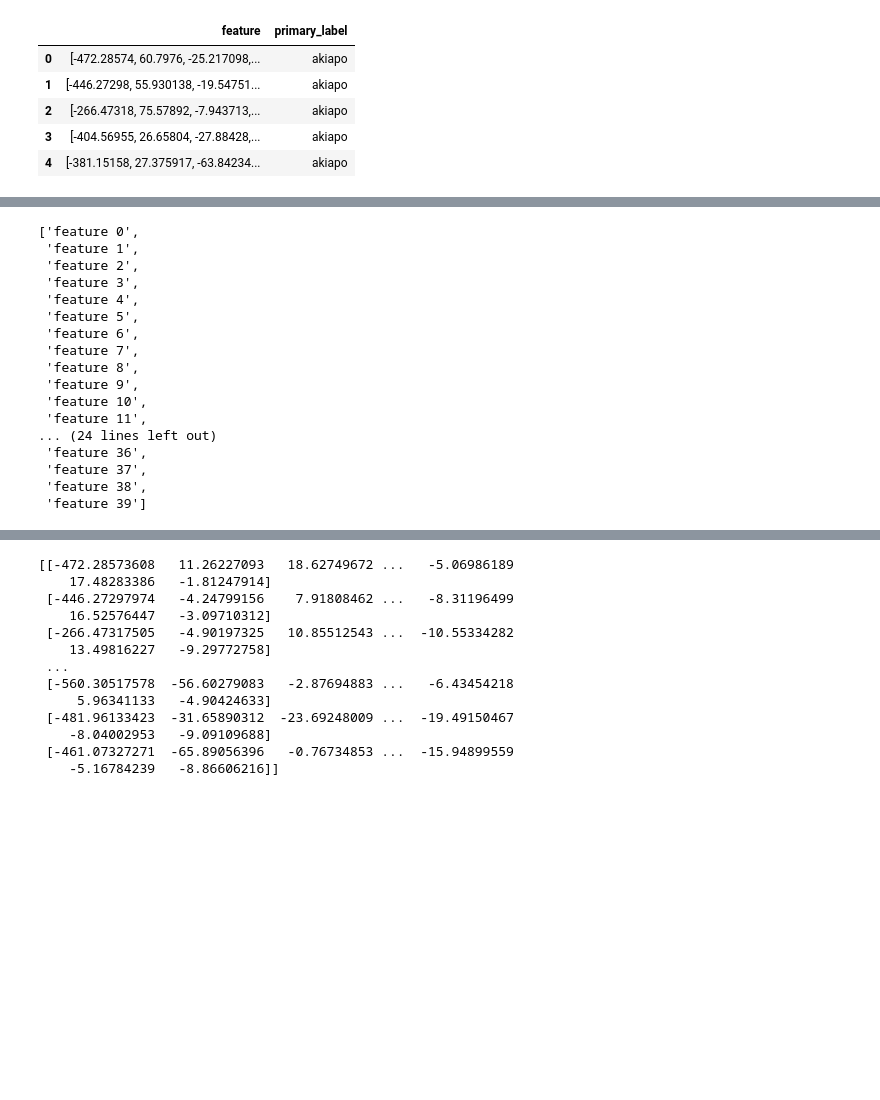
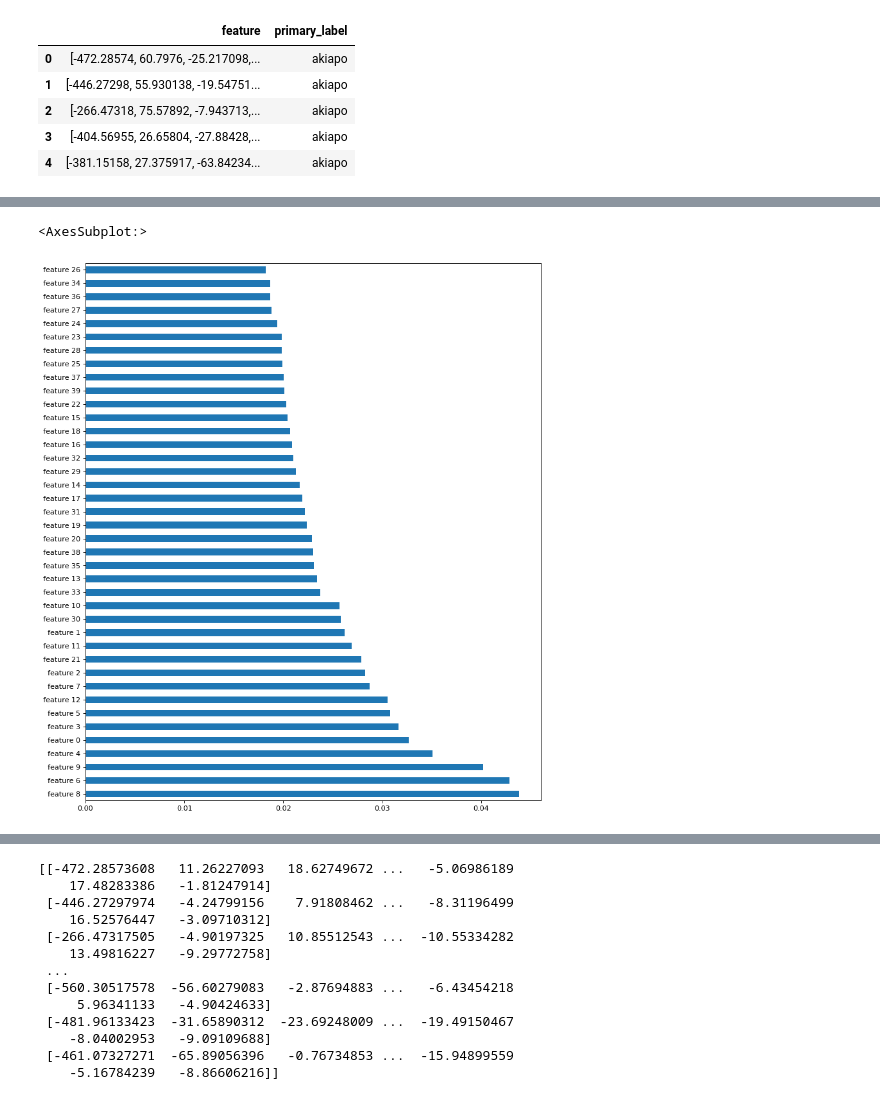
Before and after one commit to p3p31v/BirdCLEF-2022, a Jupyter notebook: birdclef-notebook-pplu-2-0.ipynb, the cells around one changed output, grey strips where cells are left out. Saved outputs shown, nothing was run; the diff lists cells and outputs as text; code cells hidden in the pictures; blank space fills up the shorter version.

```diff
--- a/birdclef-notebook-pplu-2-0.ipynb
+++ b/birdclef-notebook-pplu-2-0.ipynb
@@ -63,5 +43,3 @@ df_taxonomy.head()
 | 2 | 7 | slash | y00934 | Common/Somali Ostrich | Struthio camelus/molybdophanes | Struthioniformes | Struthionidae (Ostriches) | NaN | ... |
 | 3 | 8 | species | grerhe1 | Greater Rhea | Rhea americana | Rheiformes | Rheidae (Rheas) | Rheas | ... |
 | 4 | 14 | species | lesrhe2 | Lesser Rhea | Rhea pennata | Rheiformes | Rheidae (Rheas) | NaN | ... |
-# %%
-sample_rate, samples = wavfile.read('/kaggle/working/XC395771.wav')
@@ -348,8 +232,0 @@ for i in indexes_high_rate:
-# %%
-#Let's start MFCC for one of the audios and then apply it to everyone in order to get
-#features of all the audios
-
-data_, sample_rate_ = librosa.load('/kaggle/working/XC395771.wav')
-mfccs = librosa.feature.mfcc(y=data_, sr=sample_rate, n_mfcc=40)
-print(mfccs.shape)
-print(mfccs)
@@ -483,25 +321,15 @@ for j in range(0,40):
     X__t.append(X_t)
 
 feature_names = [f"feature {i}" for i in range(X.shape[1])]
-feature_names
-# %% [output]
-['feature 0',
- 'feature 1',
- 'feature 2',
- 'feature 3',
- 'feature 4',
- 'feature 5',
- 'feature 6',
- 'feature 7',
- 'feature 8',
- 'feature 9',
- 'feature 10',
- 'feature 11',
-... (24 lines left out)
- 'feature 36',
- 'feature 37',
- 'feature 38',
- 'feature 39']
+# %%
+#Feature importance
+from matplotlib.pyplot import figure
+figure(num = None, figsize=(10,11), dpi = 80, facecolor = 'w', edgecolor = 'k')
+feat_importances = pd.Series(trainedforest.feature_importances_, index = feature_names)
+feat_importances.nlargest(40).plot(kind = 'barh')
+# %% [output]
+<AxesSubplot:>
+[figure, added]
 # %%
 
 
```
Also changed, not shown: parts of 53 cells of this notebook.
